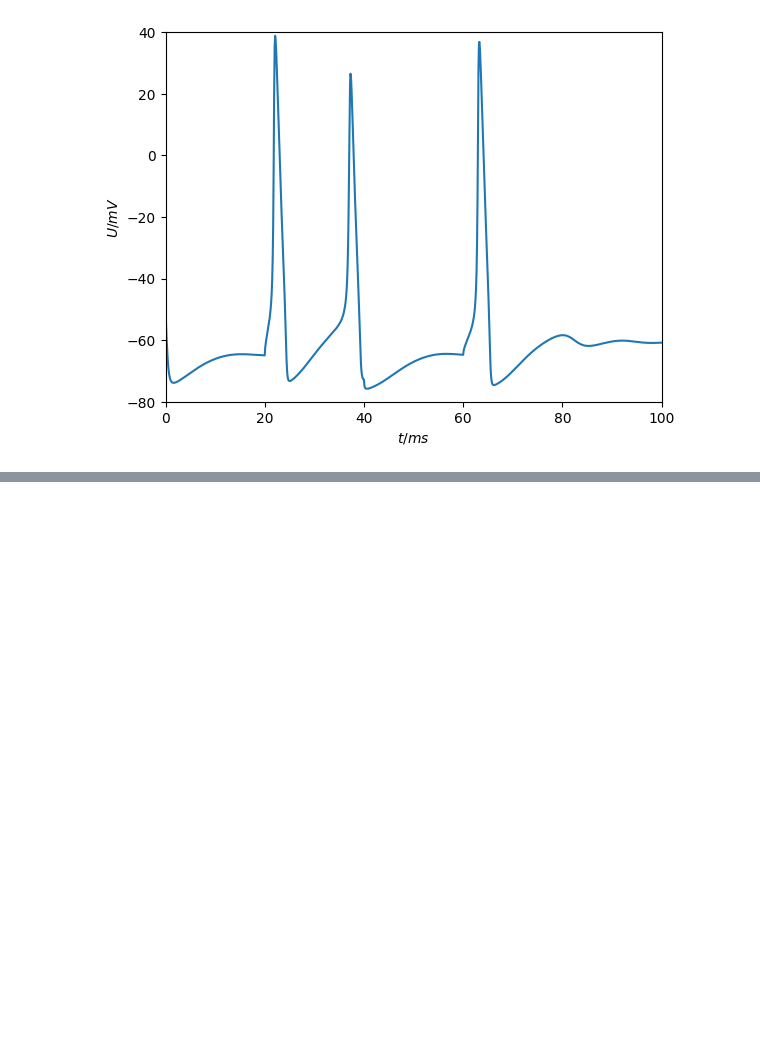
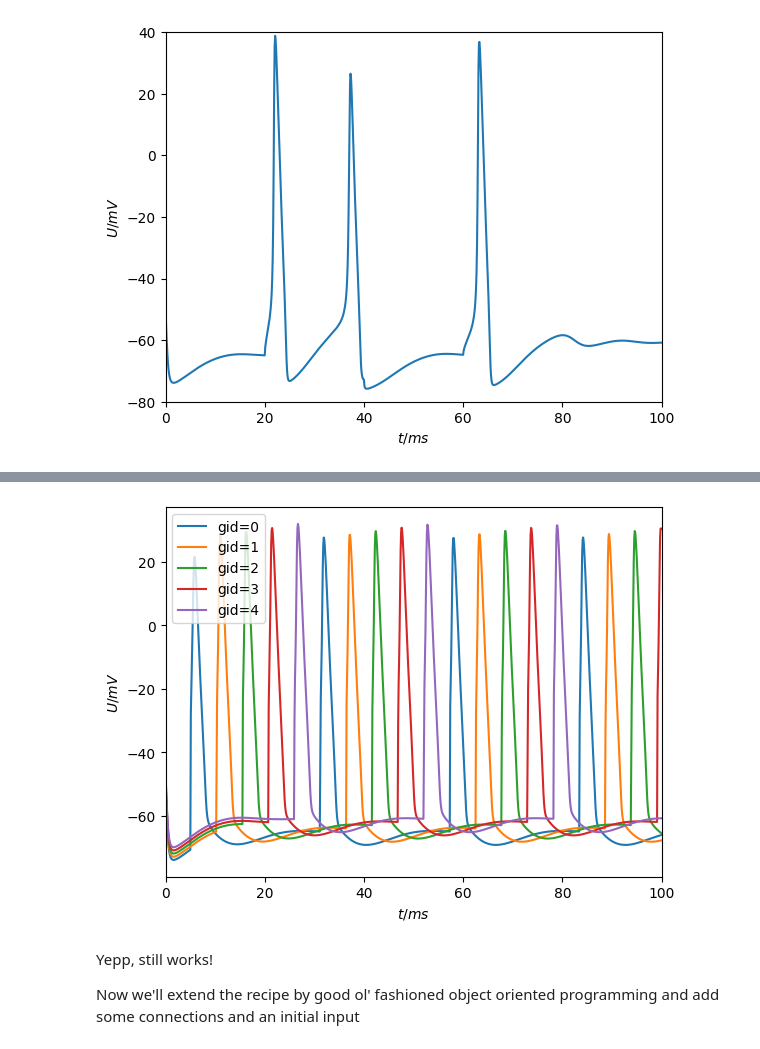
Before and after one commit to thorstenhater/arbor-tutorial, a Jupyter notebook: arbor-tutorial.ipynb, the cells around one changed output, grey strips where cells are left out. Saved outputs shown, nothing was run; the diff lists cells and outputs as text; code cells hidden in the pictures; blank space fills up the shorter version.

```diff
--- a/arbor-tutorial.ipynb
+++ b/arbor-tutorial.ipynb
@@ -163,0 +285,28 @@ run_single_cell(mrf, dec)
+# %%
+def run_recipe(rec, T=100):
+    sim = A.simulation(rec)
+
+    hdls = [sim.sample((gid, 0),                 # first probe on gid
+                       A.regular_schedule(0.1))  # one time point every 0.1ms
+            for gid in range(rec.num_cells())]   # for every gid
+    sim.run(T)
+
+    fg, ax = plt.subplots()
+    for ix, hdl in enumerate(hdls):
+        samples = sim.samples(hdl)
+        for data, meta in samples:
+            # plot values over time (and shift by 1 mV per gid to differentiate)
+            ax.plot(data[:, 0], data[:, 1] + ix, label=f'gid={ix}')
+    ax.set_xlabel('$t/ms$')
+    ax.set_ylabel('$U/mV$')
+    ax.set_xlim(0, T)
+    ax.legend()
+    return fg, ax
+# %%
+fg, ax = run_recipe(rec)
+# %% [output]
+[figure, added]
+# %% [markdown]
+Yepp, still works!
+
+Now we'll extend the recipe by good ol' fashioned object oriented programming and add some connections and an initial input
```
Also changed, not shown: parts of 32 cells of this notebook.
